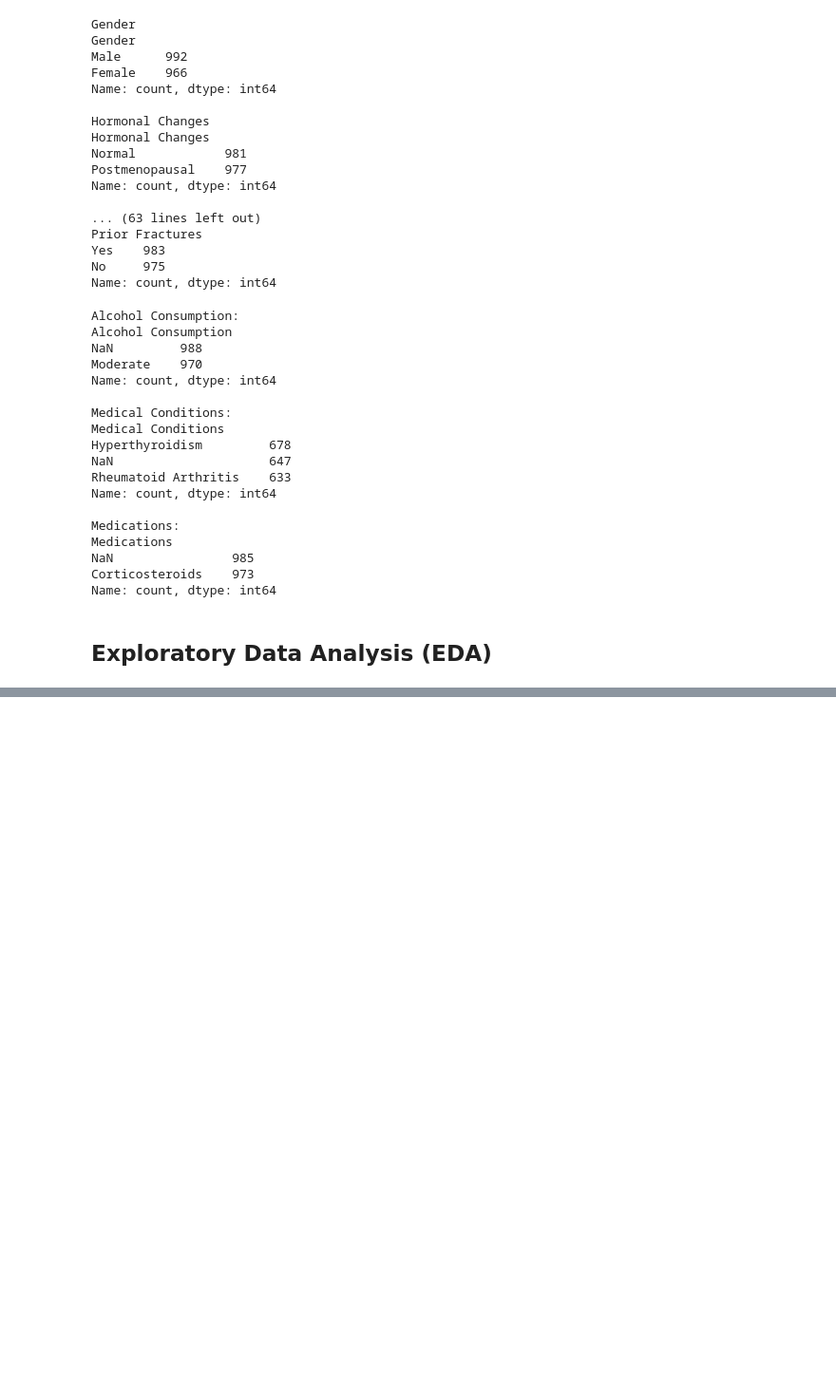
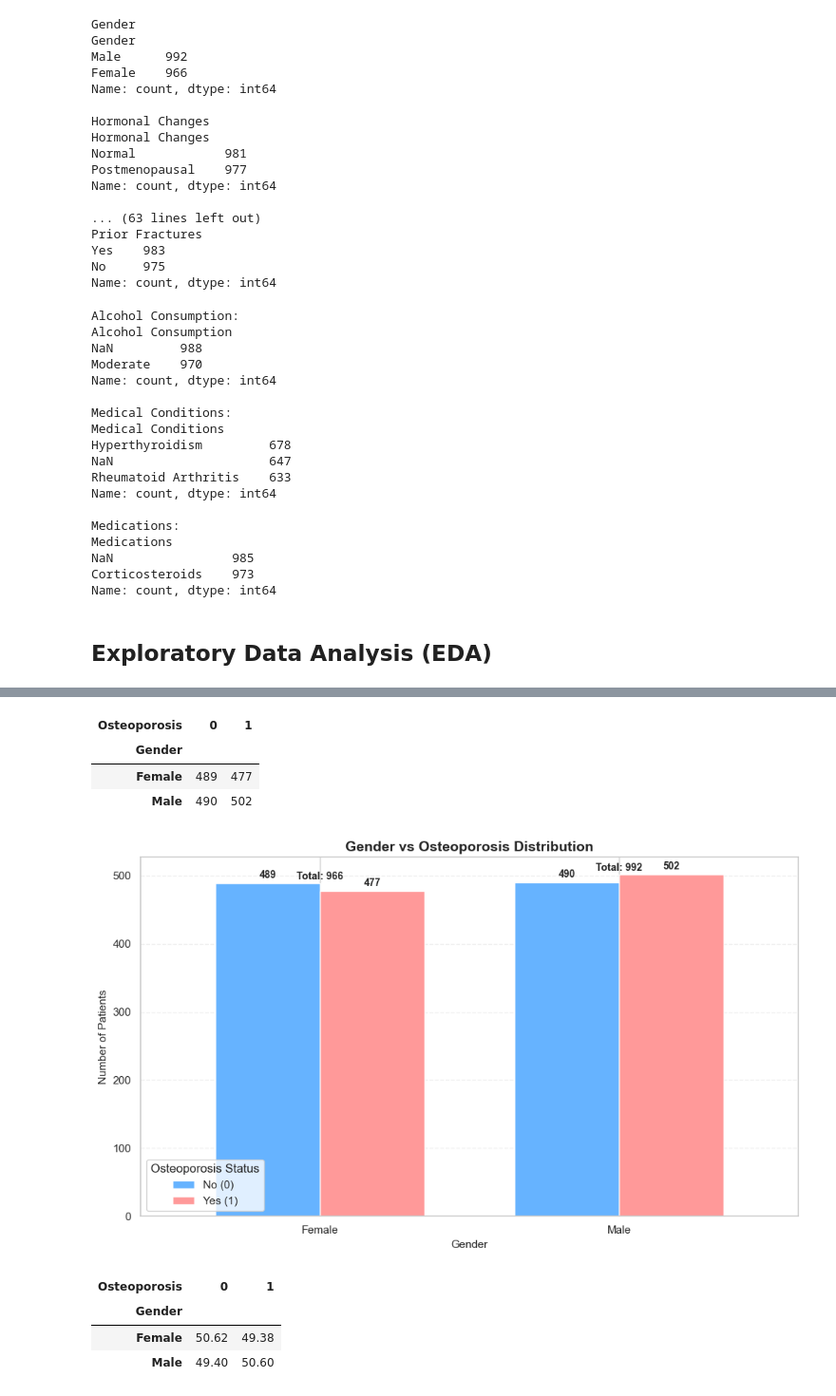
Before and after one commit to awwashreeadarsh19/intern-project_2-Predicting_Osteoporosis_Risk, a Jupyter notebook: osteoporosis_analysis.ipynb, the cells around one changed output, grey strips where cells are left out. Shown at 95% size. Saved outputs shown, nothing was run; the diff lists cells and outputs as text; code cells hidden in the pictures; blank space fills up the shorter version.

```diff
--- a/osteoporosis_analysis.ipynb
+++ b/osteoporosis_analysis.ipynb
@@ -345,0 +436,75 @@ Name: count, dtype: int64
+# %%
+# gender distribution by osteoporosis status
+
+# Gender vs Osteoporosis
+gender_counts = pd.crosstab(df["Gender"], df["Osteoporosis"])
+
+display(gender_counts)
+
+# Create grouped bar chart
+ax = gender_counts.plot(
+    kind="bar",
+    figsize=(10, 6),
+    color=["#66B3FF", "#FF9999"],
+    width=0.7
+)
+
+# Add count labels on bars
+for container in ax.containers:
+    ax.bar_label(
+        container,
+        fmt="%d",
+        padding=3,
+        fontsize=10,
+        fontweight="bold"
+    )
+
+# Add total sample count above each gender group
+for i, gender in enumerate(gender_counts.index):
+    total = gender_counts.loc[gender].sum()
+
+    ax.text(
+        i,
+        gender_counts.loc[gender].max() + 5,
+        f"Total: {total}",
+        ha="center",
+        fontsize=10,
+        fontweight="bold"
+    )
+
+plt.title(
+    "Gender vs Osteoporosis Distribution",
+    fontsize=14,
+    fontweight="bold"
+)
+
+plt.xlabel("Gender", fontsize=11)
+plt.ylabel("Number of Patients", fontsize=11)
+
+plt.xticks(rotation=0)
+plt.legend(
+    title="Osteoporosis Status",
+    labels=["No (0)", "Yes (1)"]
+)
+
+plt.grid(axis="y", linestyle="--", alpha=0.3)
+plt.tight_layout()
+plt.show()
+# %% [output]
+| Osteoporosis | 0 | 1 |
+| Gender |  |  |
+| Female | 489 | 477 |
+| Male | 490 | 502 |
+[figure, added]
+# %%
+# Calculate gender percentages by osteoporosis status
+
+gender_percentages = pd.crosstab(
+    df["Gender"], df["Osteoporosis"], normalize="index"
+) * 100
+display(gender_percentages.round(2))
+# %% [output]
+| Osteoporosis | 0 | 1 |
+| Gender |  |  |
+| Female | 50.62 | 49.38 |
+| Male | 49.40 | 50.60 |
```
Also changed, not shown: parts of 15 cells of this notebook.
